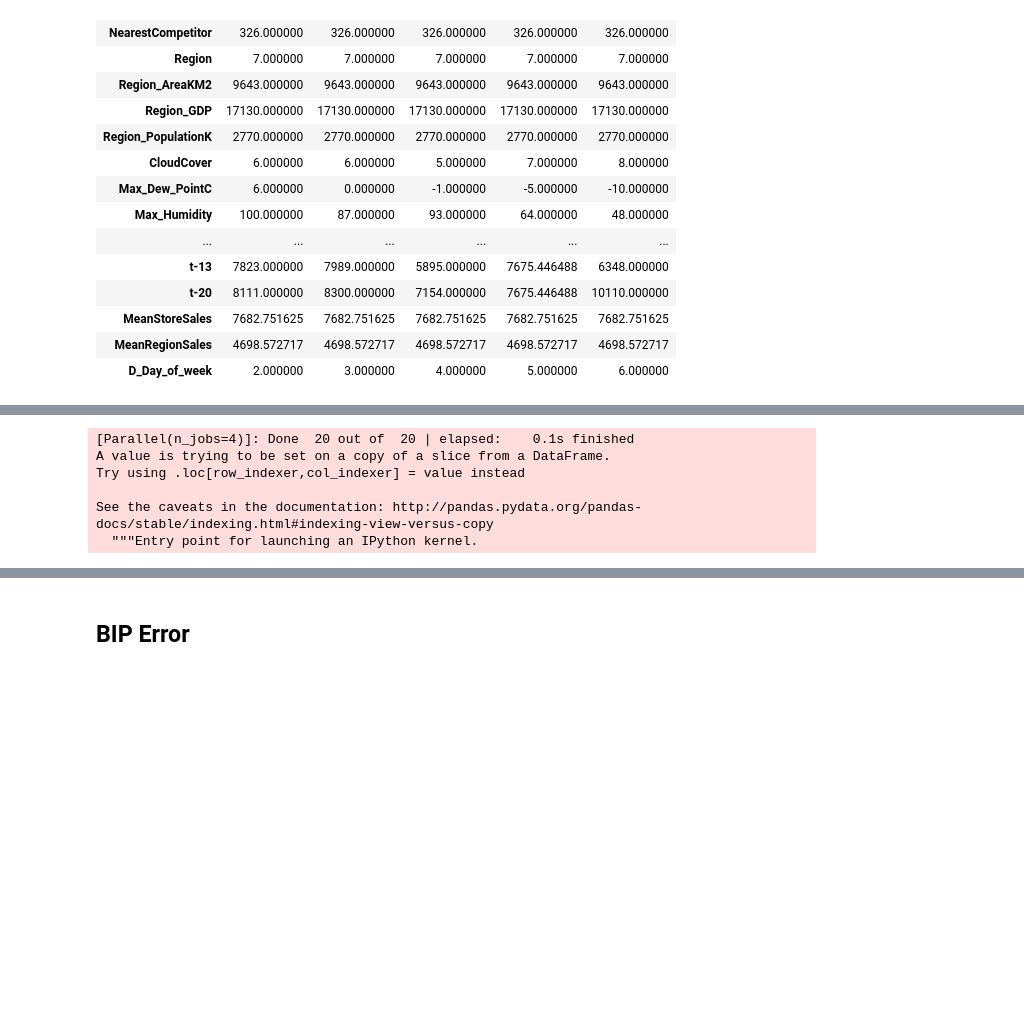
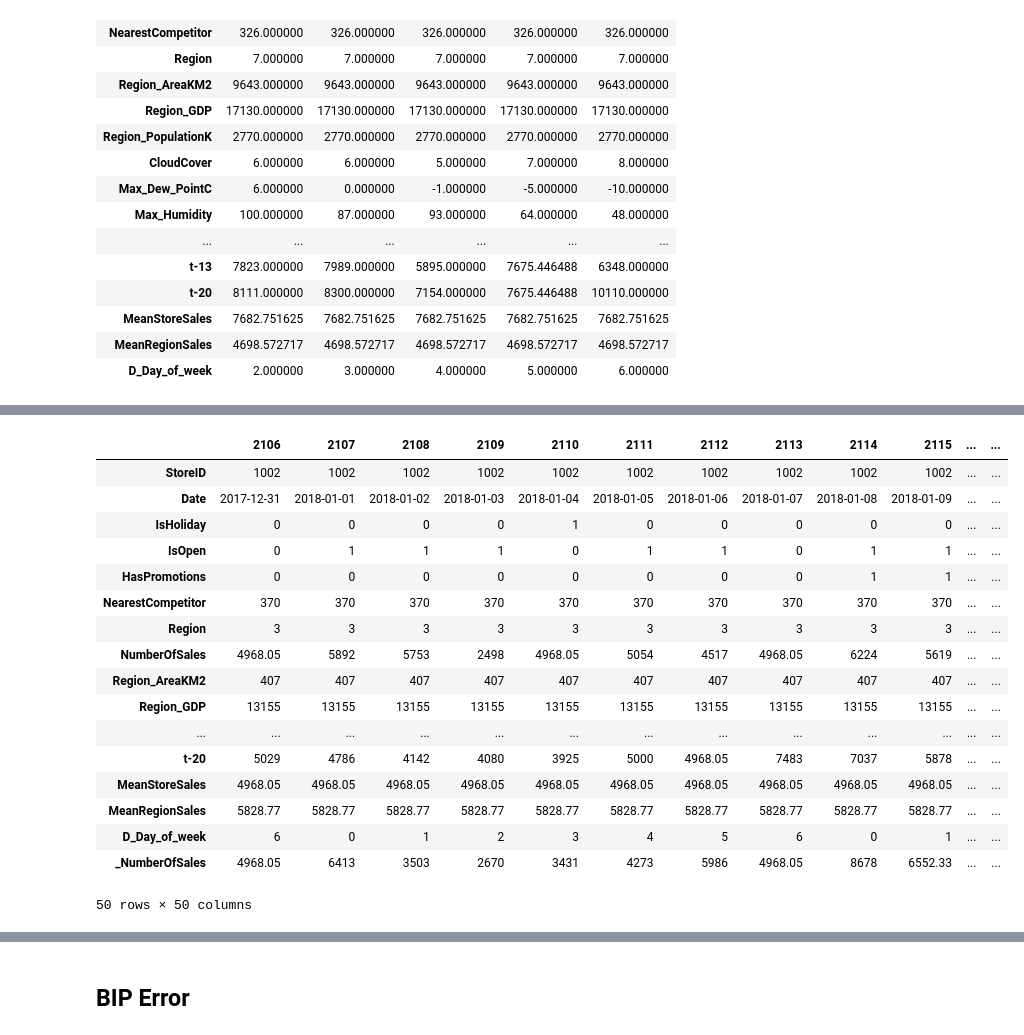
Before and after one commit to mirkomantovani/DMTM-project-BIP, a Jupyter notebook: 5.1.4_Model_RFR_on enriched.ipynb, the cells around one changed output, grey strips where cells are left out. Cells and saved outputs as stored; diff of their text form; code cells hidden in the pictures; blank space fills up the shorter version.

```diff
--- a/5.1.4_Model_RFR_on enriched.ipynb
+++ b/5.1.4_Model_RFR_on enriched.ipynb
@@ -145,0 +138,2 @@ _ = plt.setp(ax.get_xticklabels(), rotation=-90)
+# %%
+days=list(set(days))
@@ -145,0 +144,3 @@ _ = plt.setp(ax.get_xticklabels(), rotation=-90)
+# %%
+days=sorted(days)
+days
@@ -145,0 +165,5 @@ _ = plt.setp(ax.get_xticklabels(), rotation=-90)
+# %%
+df_train_test = df
+df_train_test['_NumberOfSales'] = df_train_test['NumberOfSales']
+#df_train_test.ix[((df['D_Month'] == 1) | (df['D_Month'] == 2)) & (df['D_Year'] == 2018),\
+    #             features + ['_NumberOfSales']] = 0
@@ -145,0 +190,25 @@ _ = plt.setp(ax.get_xticklabels(), rotation=-90)
+# %%
+# in order to avoid to re-run each time the whole notebook
+df_train_test_ = df_train_test
+
+store_rows_shapes = []
+
+for d in days:
+    stores_rows = df_train_test_.loc[(df_train_test_['Date'].values == d)]
+
+    store_rows_shapes.append((stores_rows.shape, d))
+    # stores_rows.head()
+
+    lags_ordered = [7, 14, 1, 2, 9, 8, 6, 15, 21, 13, 20]
+    lags_name = ['t-' + str(i) for i in lags_ordered]
+
+    for i in range(len(lags_ordered)):
+        stores_rows[lags_name[i]] = df_train_test_['_NumberOfSales'].shift(lags_ordered[i])
+
+    # stores_pred = model.predict(stores_rows[features])
+    stores_pred = model1.predict(stores_rows[features])
+    # print(stores_pred[:5])
+    df_stores_pred = pd.DataFrame(stores_pred, columns=['_NumberOfSales'], index=stores_rows.index)
+
+    new_column = pd.Series(stores_pred, name='_NumberOfSales', index=stores_rows.index)
+    df_train_test_.update(new_column)
@@ -146,9 +233,24 @@ _ = plt.setp(ax.get_xticklabels(), rotation=-90)
+# %%
+n = 2106
+df_train_test_[n:n+50].T
+# %% [output]
+|  | 2106 | 2107 | 2108 | 2109 | 2110 | 2111 | 2112 | 2113 | 2114 | 2115 | ... | ... |
+| StoreID | 1002 | 1002 | 1002 | 1002 | 1002 | 1002 | 1002 | 1002 | 1002 | 1002 | ... | ... |
+| Date | 2017-12-31 | 2018-01-01 | 2018-01-02 | 2018-01-03 | 2018-01-04 | 2018-01-05 | 2018-01-06 | 2018-01-07 | 2018-01-08 | 2018-01-09 | ... | ... |
+| IsHoliday | 0 | 0 | 0 | 0 | 1 | 0 | 0 | 0 | 0 | 0 | ... | ... |
+| IsOpen | 0 | 1 | 1 | 1 | 0 | 1 | 1 | 0 | 1 | 1 | ... | ... |
+| HasPromotions | 0 | 0 | 0 | 0 | 0 | 0 | 0 | 0 | 1 | 1 | ... | ... |
+| NearestCompetitor | 370 | 370 | 370 | 370 | 370 | 370 | 370 | 370 | 370 | 370 | ... | ... |
+| Region | 3 | 3 | 3 | 3 | 3 | 3 | 3 | 3 | 3 | 3 | ... | ... |
+| NumberOfSales | 4968.05 | 5892 | 5753 | 2498 | 4968.05 | 5054 | 4517 | 4968.05 | 6224 | 5619 | ... | ... |
+| Region_AreaKM2 | 407 | 407 | 407 | 407 | 407 | 407 | 407 | 407 | 407 | 407 | ... | ... |
+| Region_GDP | 13155 | 13155 | 13155 | 13155 | 13155 | 13155 | 13155 | 13155 | 13155 | 13155 | ... | ... |
+| ... | ... | ... | ... | ... | ... | ... | ... | ... | ... | ... | ... | ... |
+| t-20 | 5029 | 4786 | 4142 | 4080 | 3925 | 5000 | 4968.05 | 7483 | 7037 | 5878 | ... | ... |
+| MeanStoreSales | 4968.05 | 4968.05 | 4968.05 | 4968.05 | 4968.05 | 4968.05 | 4968.05 | 4968.05 | 4968.05 | 4968.05 | ... | ... |
+| MeanRegionSales | 5828.77 | 5828.77 | 5828.77 | 5828.77 | 5828.77 | 5828.77 | 5828.77 | 5828.77 | 5828.77 | 5828.77 | ... | ... |
+| D_Day_of_week | 6 | 0 | 1 | 2 | 3 | 4 | 5 | 6 | 0 | 1 | ... | ... |
+| _NumberOfSales | 4968.05 | 6413 | 3503 | 2670 | 3431 | 4273 | 5986 | 4968.05 | 8678 | 6552.33 | ... | ... |
+50 rows × 50 columns
 # %%
-test['_NumberOfSales'] = model1.predict(test[features])
+#test['_NumberOfSales'] = model1.predict(test[features])
-# %% [output]
-[Parallel(n_jobs=4)]: Done  20 out of  20 | elapsed:    0.1s finished
-A value is trying to be set on a copy of a slice from a DataFrame.
-Try using .loc[row_indexer,col_indexer] = value instead
-
-See the caveats in the documentation: http://pandas.pydata.org/pandas-docs/stable/indexing.html#indexing-view-versus-copy
-  """Entry point for launching an IPython kernel.
```
Also changed, not shown: parts of 20 cells of this notebook, 1 other file.
